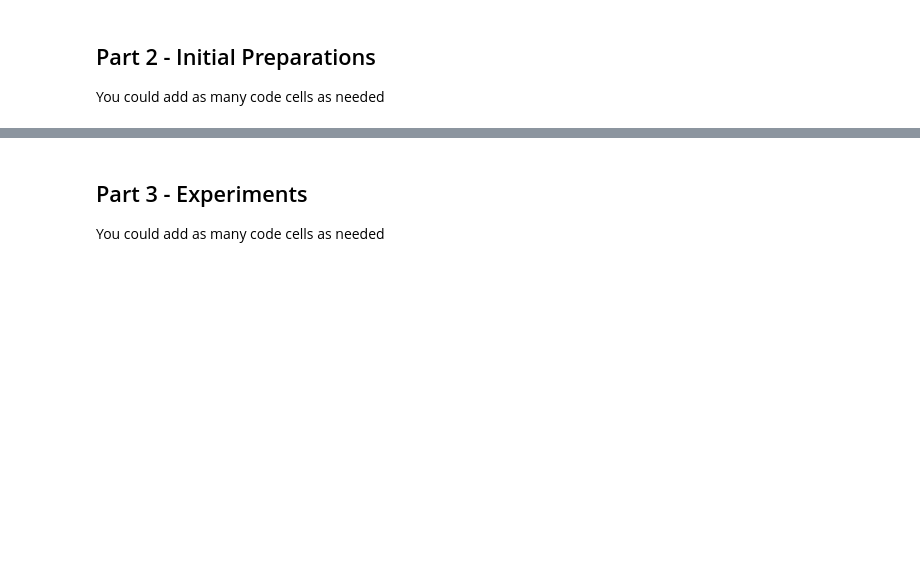
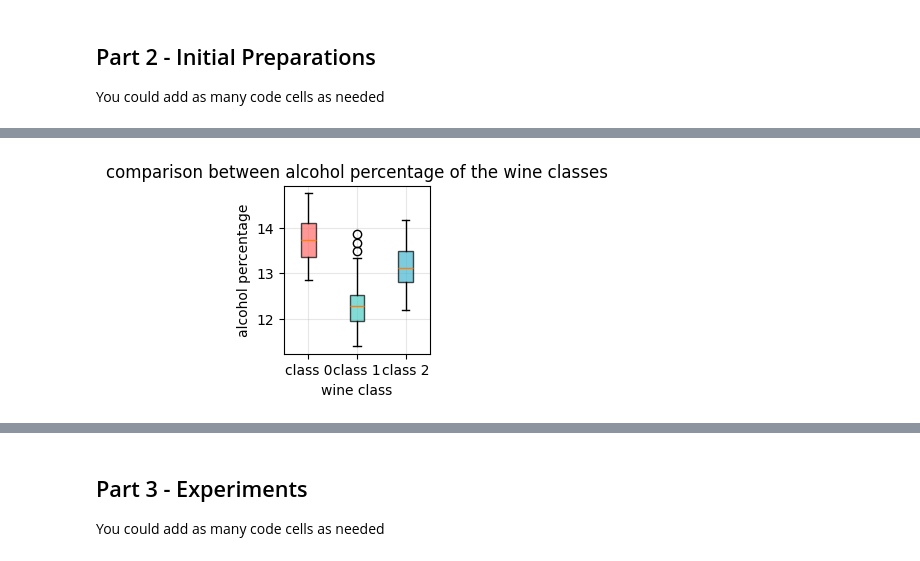
Before and after one commit to sbh556/machine_learnign_project, a Jupyter notebook: Assignment_supervised_learning_flow.ipynb, the cells around one changed output, grey strips where cells are left out. Cells and saved outputs as stored; diff of their text form; code cells hidden in the pictures; blank space fills up the shorter version.

```diff
--- a/Assignment_supervised_learning_flow.ipynb
+++ b/Assignment_supervised_learning_flow.ipynb
@@ -59,0 +109,14 @@ You could add as many code cells as needed
+# %%
+bxplot = plt.subplot(2, 3, 2)
+wine_data_by_type = [train[train['target']==i]['alcohol'].values for i in sorted(train['target'].unique())]
+bp = bxplot.boxplot(wine_data_by_type, tick_labels=[f'class {i}' for i in sorted(train['target'].unique())],
+                  patch_artist=True)
+for patch, color in zip(bp['boxes'], colors):
+    patch.set_facecolor(color)
+    patch.set_alpha(0.7)
+bxplot.set_xlabel('wine class')
+bxplot.set_ylabel('alcohol percentage')
+bxplot.set_title('comparison between alcohol percentage of the wine classes')
+bxplot.grid(True, alpha=0.3)
+# %% [output]
+[figure, added]
```
Also changed, not shown: parts of 11 cells of this notebook.
